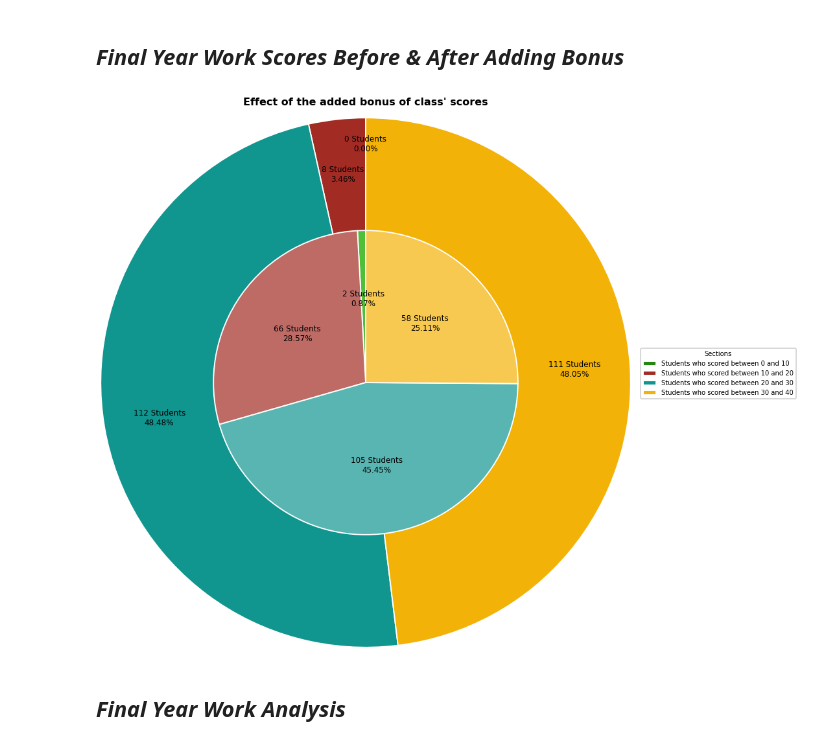
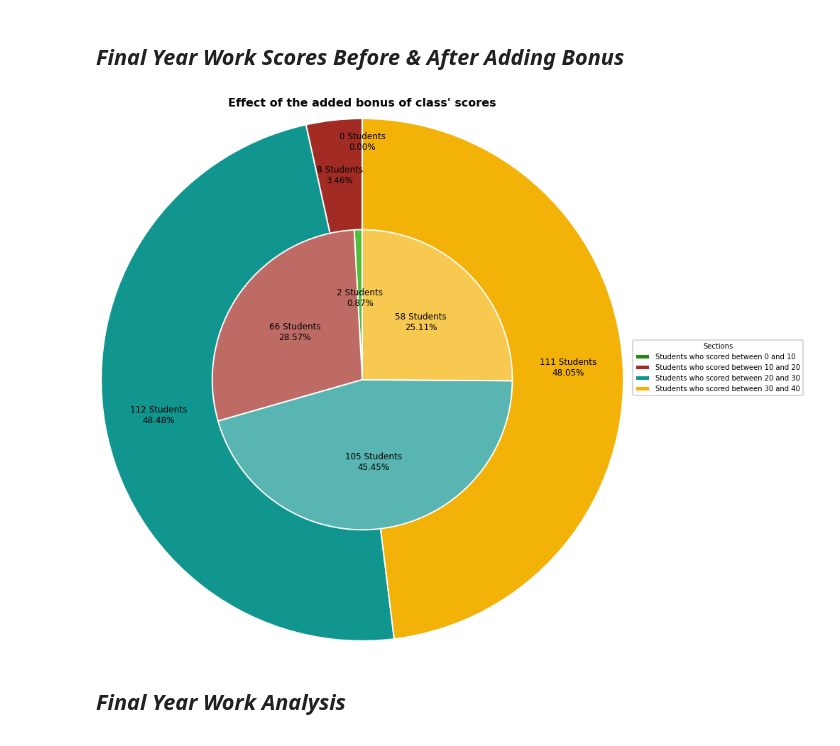
Before and after one commit to abdoitman/Suspicious-Scores-Analysis, a Jupyter notebook: Suspicious_Scores_Analysis.ipynb, the cells around one changed output. Cells and saved outputs as stored; diff of their text form; code cells hidden in the pictures.

```diff
--- a/Suspicious_Scores_Analysis.ipynb
+++ b/Suspicious_Scores_Analysis.ipynb
@@ -272,23 +272,23 @@ def draw_pie(column_name, colors, pctdist, labeldist, radius = 1, width = 1):
             labeldistance= labeldist)
 
     if(column_name == 'TOT'):
-        plt.legend(loc= 8, bbox_to_anchor= (1.75,0.432),
+        plt.legend(loc= 8, bbox_to_anchor= (1.78,0.432),
                    title= 'Sections',
                    labels= ['Students who scored between 0 and 10',
                             'Students who scored between 10 and 20',
                             'Students who scored between 20 and 30',
                             'Students who scored between 30 and 40'])
 # %%
-fig, ax= plt.subplots(figsize=(8,8))
+fig, ax= plt.subplots(figsize=(7.2,7.2))
 
 light_shades = ['#4ebf37', '#be6b66', '#58b5b1', '#f7c951']
 dark_shades = ['#258712', '#a22c24', '#10958f', '#f3b207']
 draw_pie('NEW_TOT', dark_shades, 2, 0.79, 2.35, 2.5)
 draw_pie('TOT', light_shades, 2,  0.55, 1.35, 1.35)
 _ = plt.title("Effect of the added bonus of class' scores", fontweight= 'bold', fontsize= 16, y= 1.47)
 plt.rcParams['patch.linewidth'] = 1.9
 # %% [output]
-[figure, old version]
+[figure, new version]
 # %% [markdown]
 ## *Final Year Work Analysis*
 # %% [markdown]
```
Also changed, not shown: parts of 7 cells of this notebook.
